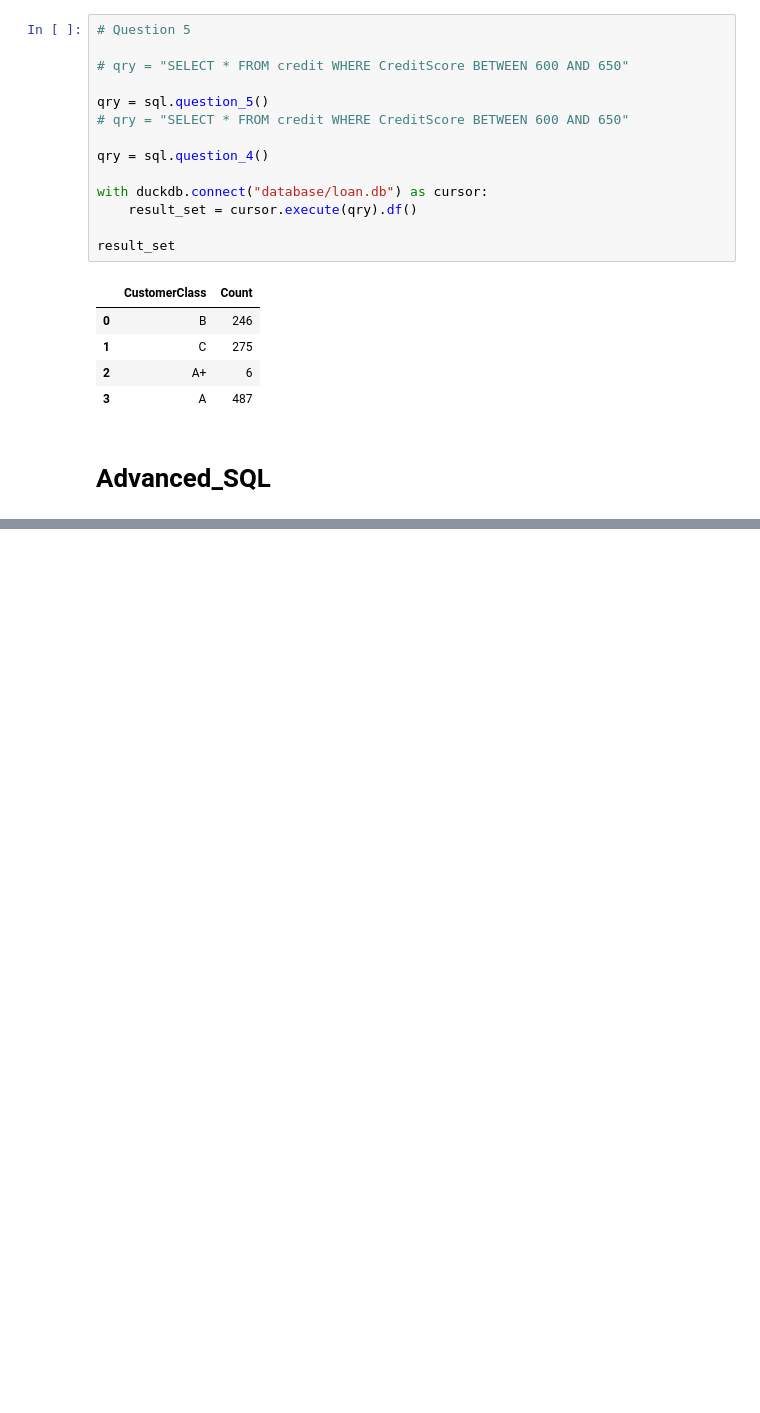
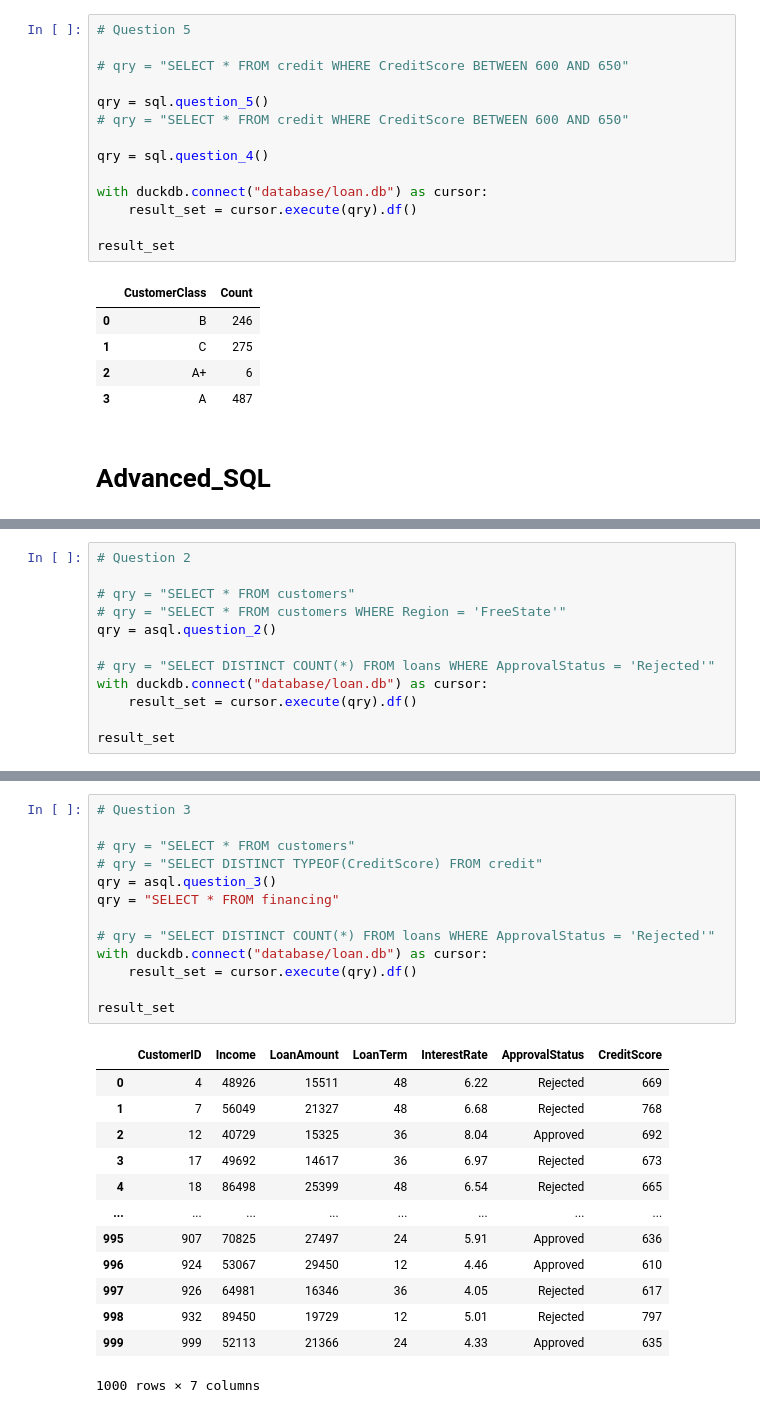
Before and after one commit to MullerPietPompies/my-assessment, a Jupyter notebook: Task_1/Check_your_SQL.ipynb, the cells around one changed output, grey strips where cells are left out. Drawn from its saved outputs; the diff is of its cells as text; blank space fills up the shorter version.

```diff
--- a/Task_1/Check_your_SQL.ipynb
+++ b/Task_1/Check_your_SQL.ipynb
@@ -182,0 +200,12 @@ result_set
+# %%
+# Question 2
+
+# qry = "SELECT * FROM customers"
+# qry = "SELECT * FROM customers WHERE Region = 'FreeState'"
+qry = asql.question_2()
+
+# qry = "SELECT DISTINCT COUNT(*) FROM loans WHERE ApprovalStatus = 'Rejected'"
+with duckdb.connect("database/loan.db") as cursor:
+    result_set = cursor.execute(qry).df()
+
+result_set
@@ -182,0 +224,27 @@ result_set
+# %%
+# Question 3
+
+# qry = "SELECT * FROM customers"
+# qry = "SELECT DISTINCT TYPEOF(CreditScore) FROM credit"
+qry = asql.question_3()
+qry = "SELECT * FROM financing"
+
+# qry = "SELECT DISTINCT COUNT(*) FROM loans WHERE ApprovalStatus = 'Rejected'"
+with duckdb.connect("database/loan.db") as cursor:
+    result_set = cursor.execute(qry).df()
+
+result_set
+# %% [output]
+|  | CustomerID | Income | LoanAmount | LoanTerm | InterestRate | ApprovalStatus | CreditScore |
+| 0 | 4 | 48926 | 15511 | 48 | 6.22 | Rejected | 669 |
+| 1 | 7 | 56049 | 21327 | 48 | 6.68 | Rejected | 768 |
+| 2 | 12 | 40729 | 15325 | 36 | 8.04 | Approved | 692 |
+| 3 | 17 | 49692 | 14617 | 36 | 6.97 | Rejected | 673 |
+| 4 | 18 | 86498 | 25399 | 48 | 6.54 | Rejected | 665 |
+| ... | ... | ... | ... | ... | ... | ... | ... |
+| 995 | 907 | 70825 | 27497 | 24 | 5.91 | Approved | 636 |
+| 996 | 924 | 53067 | 29450 | 12 | 4.46 | Approved | 610 |
+| 997 | 926 | 64981 | 16346 | 36 | 4.05 | Rejected | 617 |
+| 998 | 932 | 89450 | 19729 | 12 | 5.01 | Rejected | 797 |
+| 999 | 999 | 52113 | 21366 | 24 | 4.33 | Approved | 635 |
+1000 rows × 7 columns
```
Also changed, not shown: parts of 7 cells of this notebook, 2 other files.
